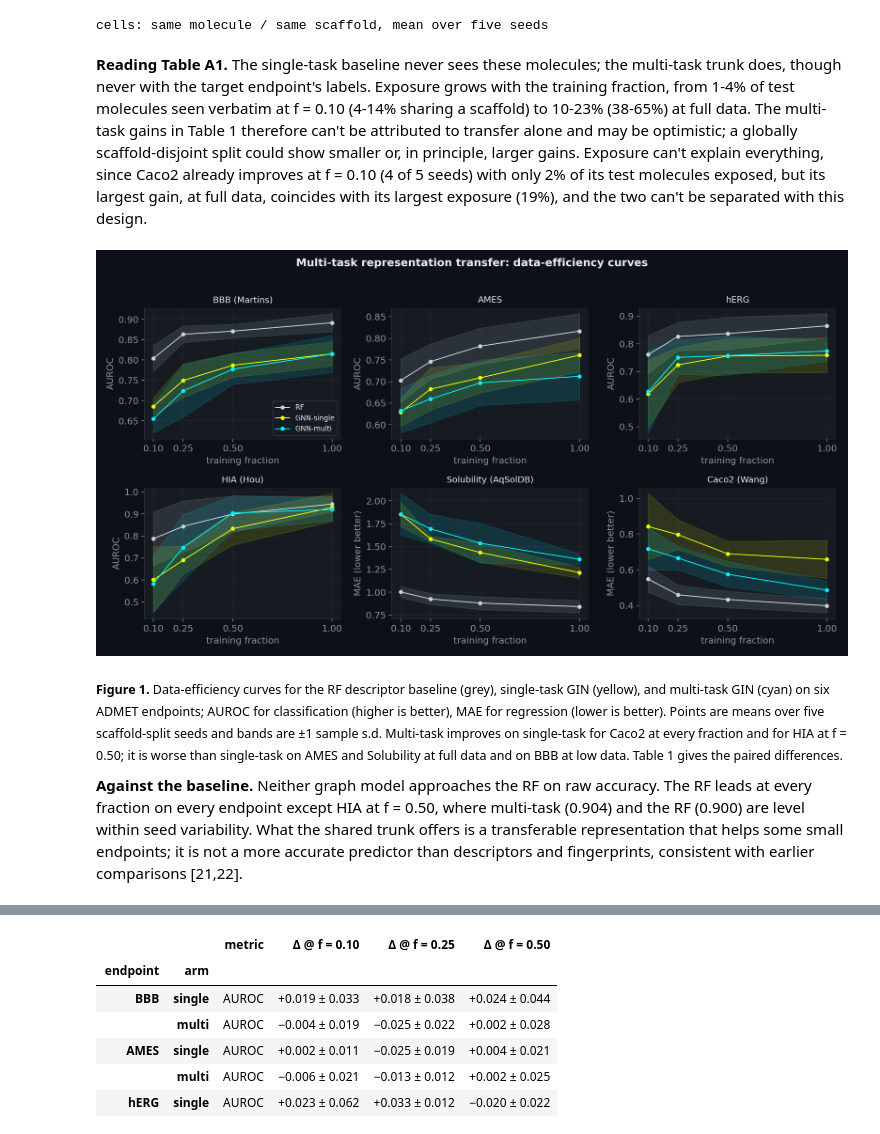
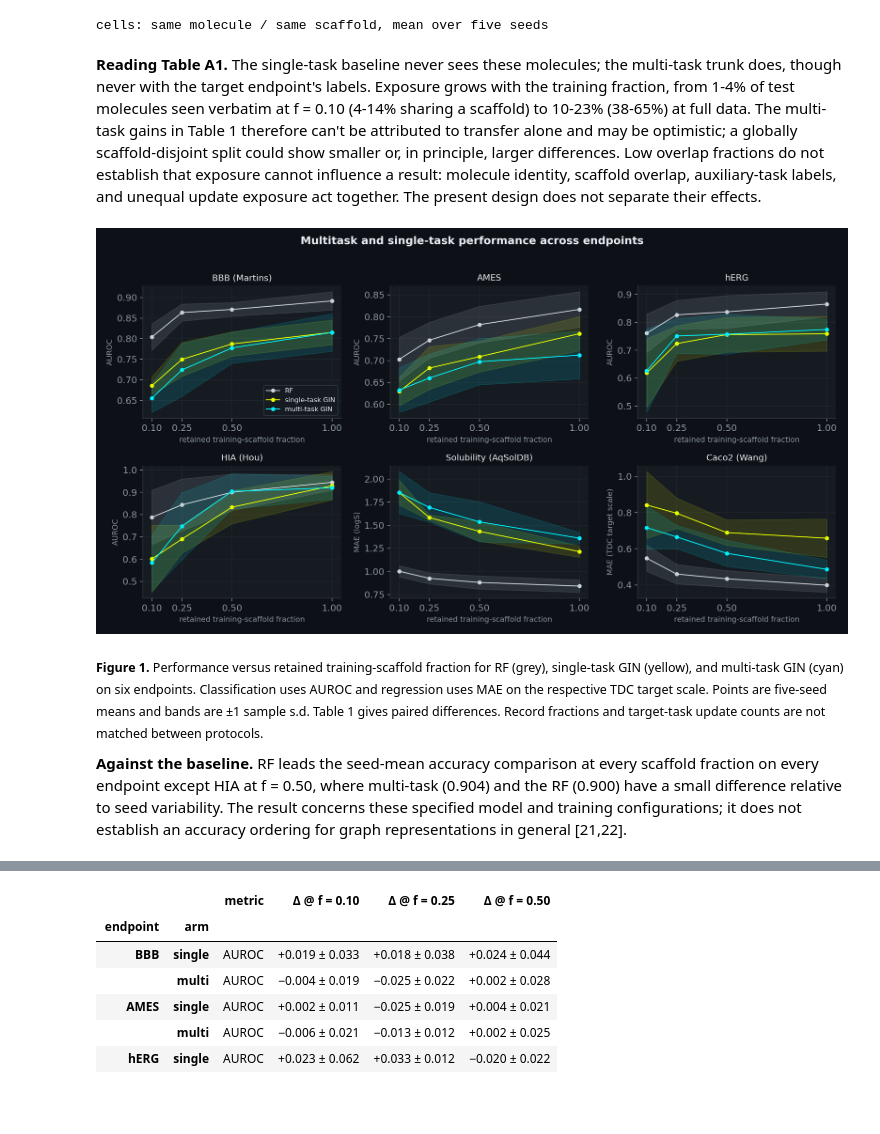
Before and after one commit to snptx1/snptx-repro-discovery, a Jupyter notebook: preprint/dl_forward/walkthrough_learned_representations_admet.ipynb, the cells around one changed output, grey strips where cells are left out. Saved outputs shown, nothing was run; the diff lists cells and outputs as text; code cells hidden in the pictures; blank space fills up the shorter version.

```diff
--- a/preprint/dl_forward/walkthrough_learned_representations_admet.ipynb
+++ b/preprint/dl_forward/walkthrough_learned_representations_admet.ipynb
@@ -331,23 +395,22 @@ trunk does, though never with the target endpoint's labels. Exposure grows with
 fraction, from 1-4% of test molecules seen verbatim at f = 0.10 (4-14% sharing a scaffold) to
 10-23% (38-65%) at full data. The multi-task gains in Table 1 therefore can't be attributed
 to transfer alone and may be optimistic; a globally scaffold-disjoint split could show smaller
-or, in principle, larger gains. Exposure can't explain everything, since
-Caco2 already improves at f = 0.10 (4 of 5 seeds) with only 2% of its test molecules exposed,
-but its largest gain, at full data, coincides with its largest exposure (19%), and the two
-can't be separated with this design.
+or, in principle, larger differences. Low overlap fractions do not establish that exposure
+cannot influence a result: molecule identity, scaffold overlap, auxiliary-task labels, and
+unequal update exposure act together. The present design does not separate their effects.
 # %%
-"""Display Figure 1, the data-efficiency curves (fig_transfer_curves.png, from figures.py)."""
+"""Display Figure 1, performance versus retained scaffold fraction (fig_transfer_curves.png)."""
 show_fig("fig_transfer_curves.png", width=980)
 # %% [output]
-[figure, old version]
+[figure, new version]
 # %% [markdown]
-<sub><strong>Figure 1.</strong> Data-efficiency curves for the RF descriptor baseline (grey), single-task GIN (yellow), and multi-task GIN (cyan) on six ADMET endpoints; AUROC for classification (higher is better), MAE for regression (lower is better). Points are means over five scaffold-split seeds and bands are ±1 sample s.d. Multi-task improves on single-task for Caco2 at every fraction and for HIA at f = 0.50; it is worse than single-task on AMES and Solubility at full data and on BBB at low data. Table 1 gives the paired differences.</sub>
+<sub><strong>Figure 1.</strong> Performance versus retained training-scaffold fraction for RF (grey), single-task GIN (yellow), and multi-task GIN (cyan) on six endpoints. Classification uses AUROC and regression uses MAE on the respective TDC target scale. Points are five-seed means and bands are ±1 sample s.d. Table 1 gives paired differences. Record fractions and target-task update counts are not matched between protocols.</sub>
 
-**Against the baseline.** Neither graph model approaches the RF on raw accuracy. The RF
-leads at every fraction on every endpoint except HIA at f = 0.50, where multi-task (0.904)
-and the RF (0.900) are level within seed variability. What the shared trunk offers is a
-transferable representation that helps some small endpoints; it is not a more accurate
-predictor than descriptors and fingerprints, consistent with earlier comparisons [21,22].
+**Against the baseline.** RF leads the seed-mean accuracy comparison at every scaffold
+fraction on every endpoint except HIA at f = 0.50, where multi-task (0.904)
+and the RF (0.900) have a small difference relative to seed variability. The result concerns
+these specified model and training configurations; it does not establish an accuracy
+ordering for graph representations in general [21,22].
 # %% [markdown]
 ## 4.2 Ablation: self-supervised attribute-mask pretraining
 
```
Also changed, not shown: parts of 54 cells of this notebook, 13 other files.
